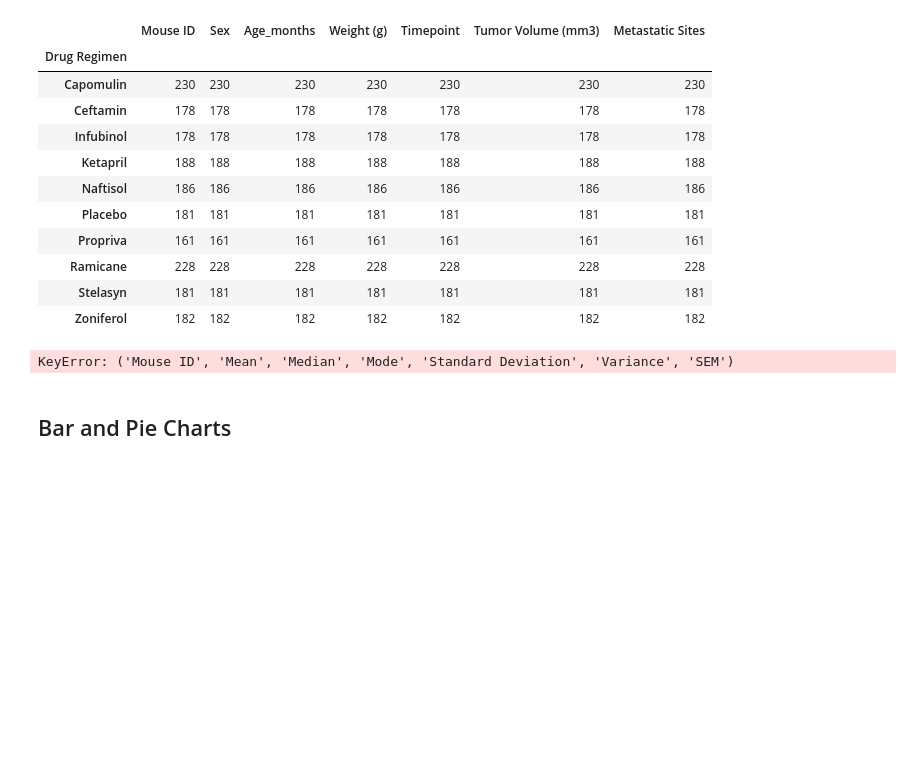
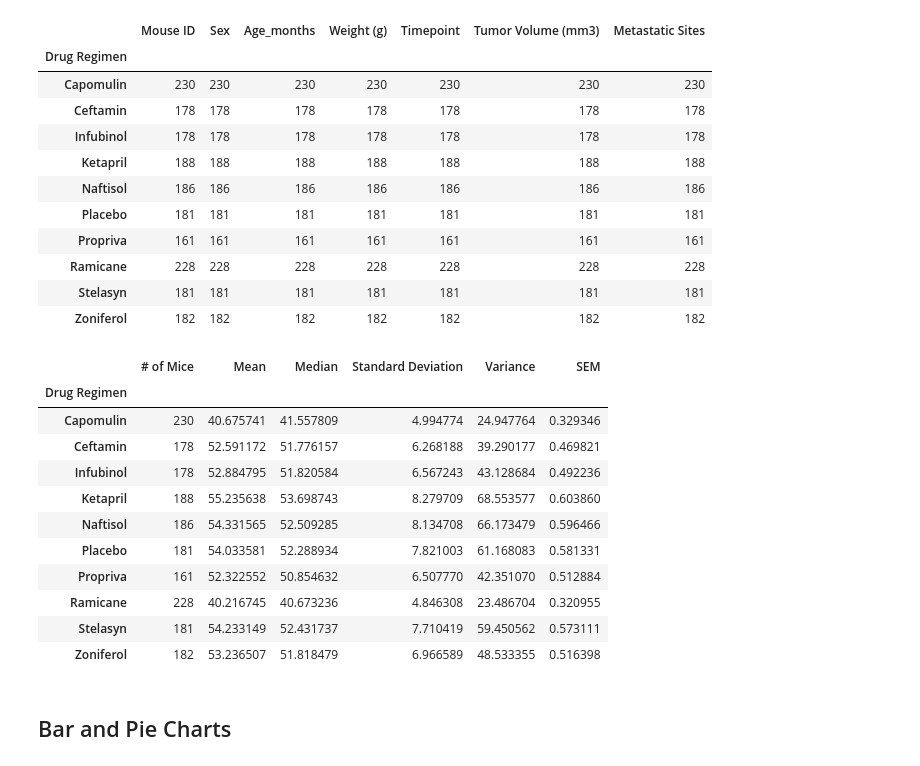
Before and after one commit to annarischitelli/Matplotlib-challenge, a Jupyter notebook: Pymaceuticals_Anna.ipynb, the cells around one changed output. Saved outputs shown, nothing was run; the diff lists cells and outputs as text; code cells hidden in the pictures; blank space fills up the shorter version.

```diff
--- a/Pymaceuticals_Anna.ipynb
+++ b/Pymaceuticals_Anna.ipynb
@@ -106,16 +107,30 @@ sum_stats
 # %%
 # Use groupby and summary statistical methods to calculate the following properties of each drug regimen:
 # mean, median, variance, standard deviation, and SEM of the tumor volume.
 sum_stats['Mean'] = pd.DataFrame(merged_df.groupby("Drug Regimen")["Tumor Volume (mm3)"].mean())
 sum_stats['Median'] = pd.DataFrame(merged_df.groupby("Drug Regimen")["Tumor Volume (mm3)"].median())
 sum_stats['Standard Deviation'] = pd.DataFrame(merged_df.groupby("Drug Regimen")["Tumor Volume (mm3)"].std())
 sum_stats['Variance'] = pd.DataFrame(merged_df.groupby("Drug Regimen")["Tumor Volume (mm3)"].var())
 sum_stats['SEM'] = pd.DataFrame(merged_df.groupby("Drug Regimen")["Tumor Volume (mm3)"].sem())
 
 # Assemble the resulting series into a single summary dataframe.
-sum_stats = sum_stats['Mouse ID', 'Mean', 'Median', 'Mode', 'Standard Deviation', 'Variance', 'SEM']
+sum_stats = sum_stats[['Mouse ID', 'Mean', 'Median', 'Standard Deviation', 'Variance', 'SEM']]
+
+#Rename Id because it's a count of trials
+sum_stats = sum_stats.rename(columns = {"Mouse ID" : "# of Mice"})
 sum_stats
 # %% [output]
-KeyError: ('Mouse ID', 'Mean', 'Median', 'Mode', 'Standard Deviation', 'Variance', 'SEM')
+|  | # of Mice | Mean | Median | Standard Deviation | Variance | SEM |
+| Drug Regimen |  |  |  |  |  |  |
+| Capomulin | 230 | 40.675741 | 41.557809 | 4.994774 | 24.947764 | 0.329346 |
+| Ceftamin | 178 | 52.591172 | 51.776157 | 6.268188 | 39.290177 | 0.469821 |
+| Infubinol | 178 | 52.884795 | 51.820584 | 6.567243 | 43.128684 | 0.492236 |
+| Ketapril | 188 | 55.235638 | 53.698743 | 8.279709 | 68.553577 | 0.603860 |
+| Naftisol | 186 | 54.331565 | 52.509285 | 8.134708 | 66.173479 | 0.596466 |
+| Placebo | 181 | 54.033581 | 52.288934 | 7.821003 | 61.168083 | 0.581331 |
+| Propriva | 161 | 52.322552 | 50.854632 | 6.507770 | 42.351070 | 0.512884 |
+| Ramicane | 228 | 40.216745 | 40.673236 | 4.846308 | 23.486704 | 0.320955 |
+| Stelasyn | 181 | 54.233149 | 52.431737 | 7.710419 | 59.450562 | 0.573111 |
+| Zoniferol | 182 | 53.236507 | 51.818479 | 6.966589 | 48.533355 | 0.516398 |
 # %%
 # Generate a summary statistics table of mean, median, variance, standard deviation, and SEM of the tumor volume for each regimen
```
Also changed, not shown: parts of 6 cells of this notebook.
